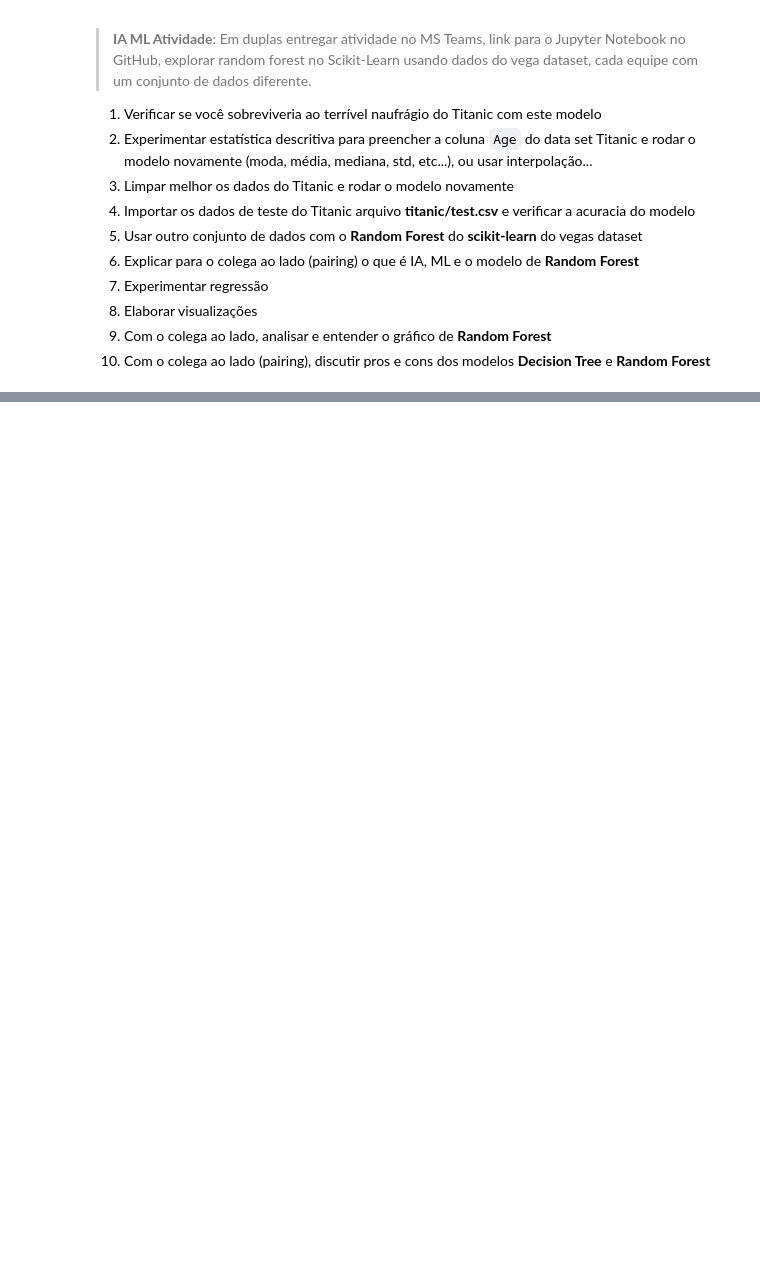
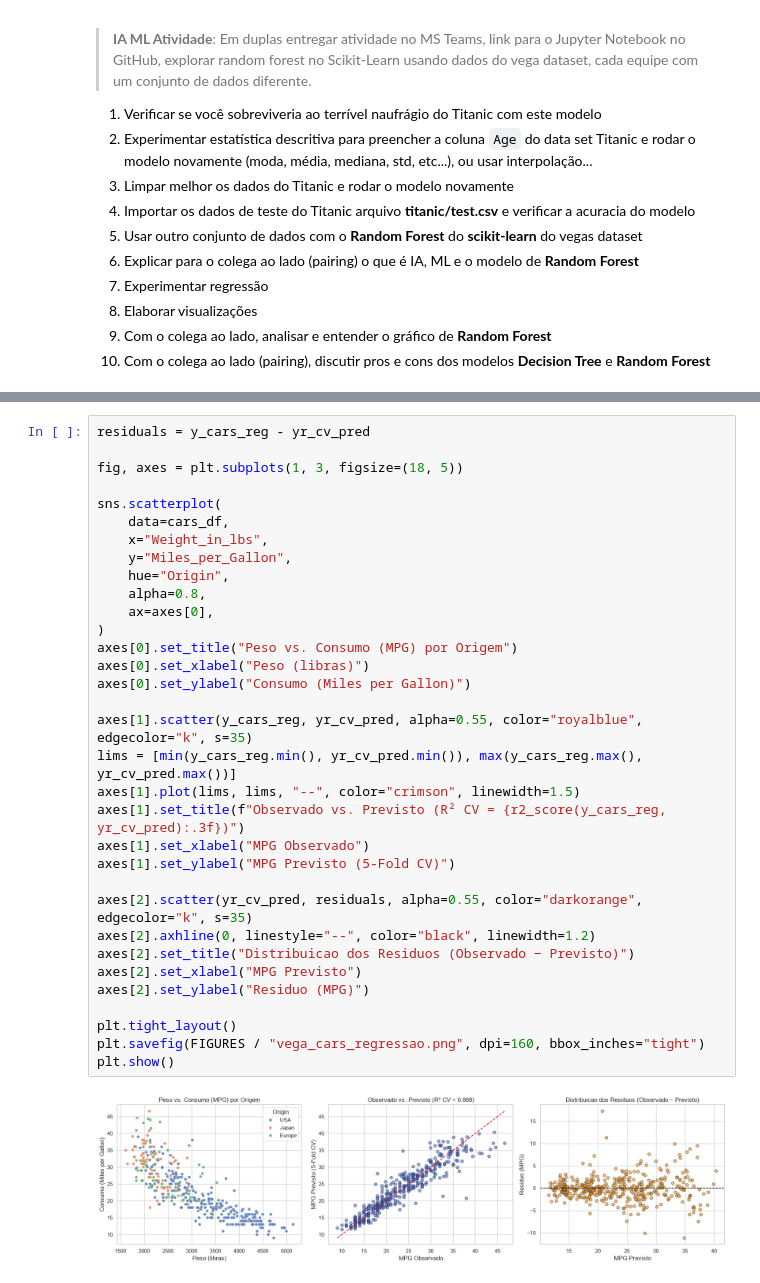
Before and after one commit to Ce-22/AI-LAB3, a Jupyter notebook: lab_random_forest_titanic_vega.ipynb, the cells around one changed output, grey strips where cells are left out. Saved outputs shown, nothing was run; the diff lists cells and outputs as text; blank space fills up the shorter version.

```diff
--- a/lab_random_forest_titanic_vega.ipynb
+++ b/lab_random_forest_titanic_vega.ipynb
@@ -934,0 +1084,35 @@ Concordancia/Acuracia em relacao ao gender_submission.csv: 0.9067
+# %%
+residuals = y_cars_reg - yr_cv_pred
+
+fig, axes = plt.subplots(1, 3, figsize=(18, 5))
+
+sns.scatterplot(
+    data=cars_df,
+    x="Weight_in_lbs",
+    y="Miles_per_Gallon",
+    hue="Origin",
+    alpha=0.8,
+    ax=axes[0],
+)
+axes[0].set_title("Peso vs. Consumo (MPG) por Origem")
+axes[0].set_xlabel("Peso (libras)")
+axes[0].set_ylabel("Consumo (Miles per Gallon)")
+
+axes[1].scatter(y_cars_reg, yr_cv_pred, alpha=0.55, color="royalblue", edgecolor="k", s=35)
+lims = [min(y_cars_reg.min(), yr_cv_pred.min()), max(y_cars_reg.max(), yr_cv_pred.max())]
+axes[1].plot(lims, lims, "--", color="crimson", linewidth=1.5)
+axes[1].set_title(f"Observado vs. Previsto (R² CV = {r2_score(y_cars_reg, yr_cv_pred):.3f})")
+axes[1].set_xlabel("MPG Observado")
+axes[1].set_ylabel("MPG Previsto (5-Fold CV)")
+
+axes[2].scatter(yr_cv_pred, residuals, alpha=0.55, color="darkorange", edgecolor="k", s=35)
+axes[2].axhline(0, linestyle="--", color="black", linewidth=1.2)
+axes[2].set_title("Distribuicao dos Residuos (Observado − Previsto)")
+axes[2].set_xlabel("MPG Previsto")
+axes[2].set_ylabel("Residuo (MPG)")
+
+plt.tight_layout()
+plt.savefig(FIGURES / "vega_cars_regressao.png", dpi=160, bbox_inches="tight")
+plt.show()
+# %% [output]
+[figure, added]
```
Also changed, not shown: parts of 36 cells of this notebook, 2 other files.
